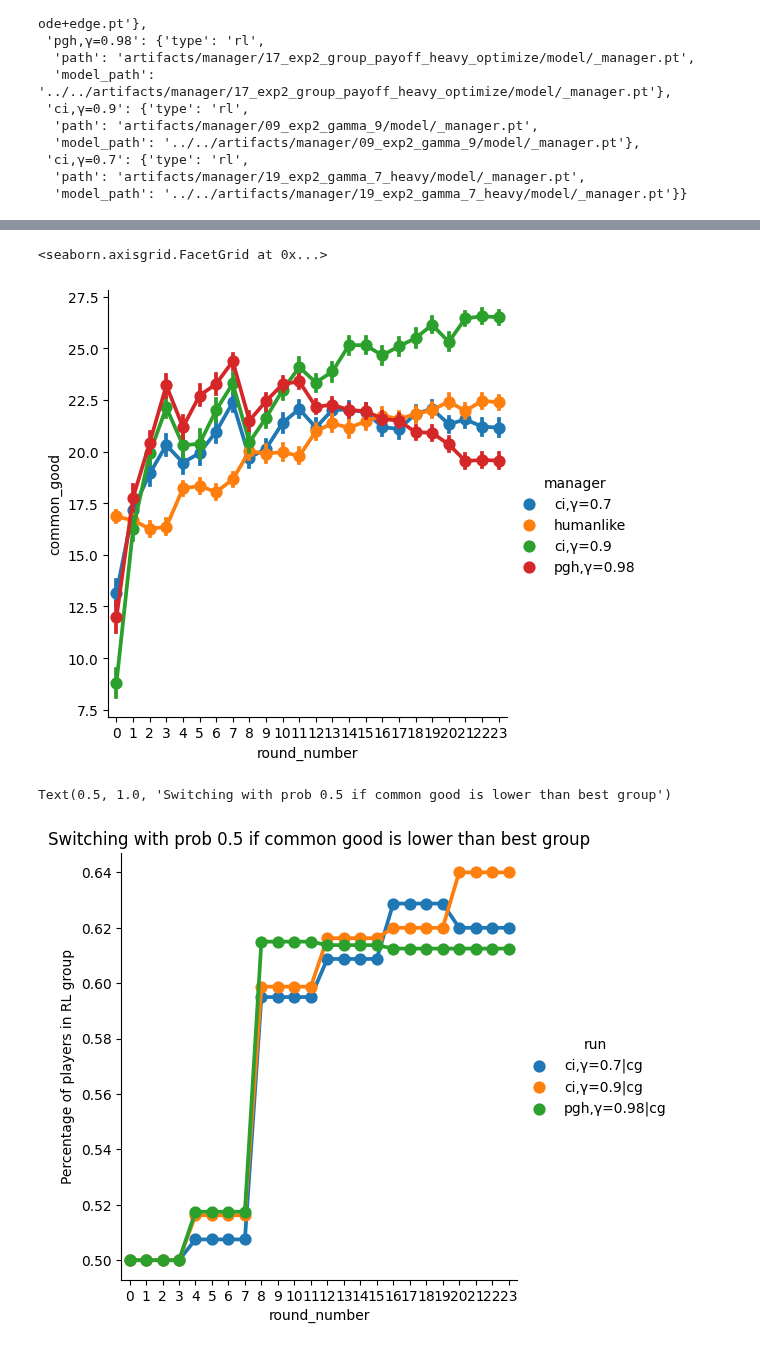
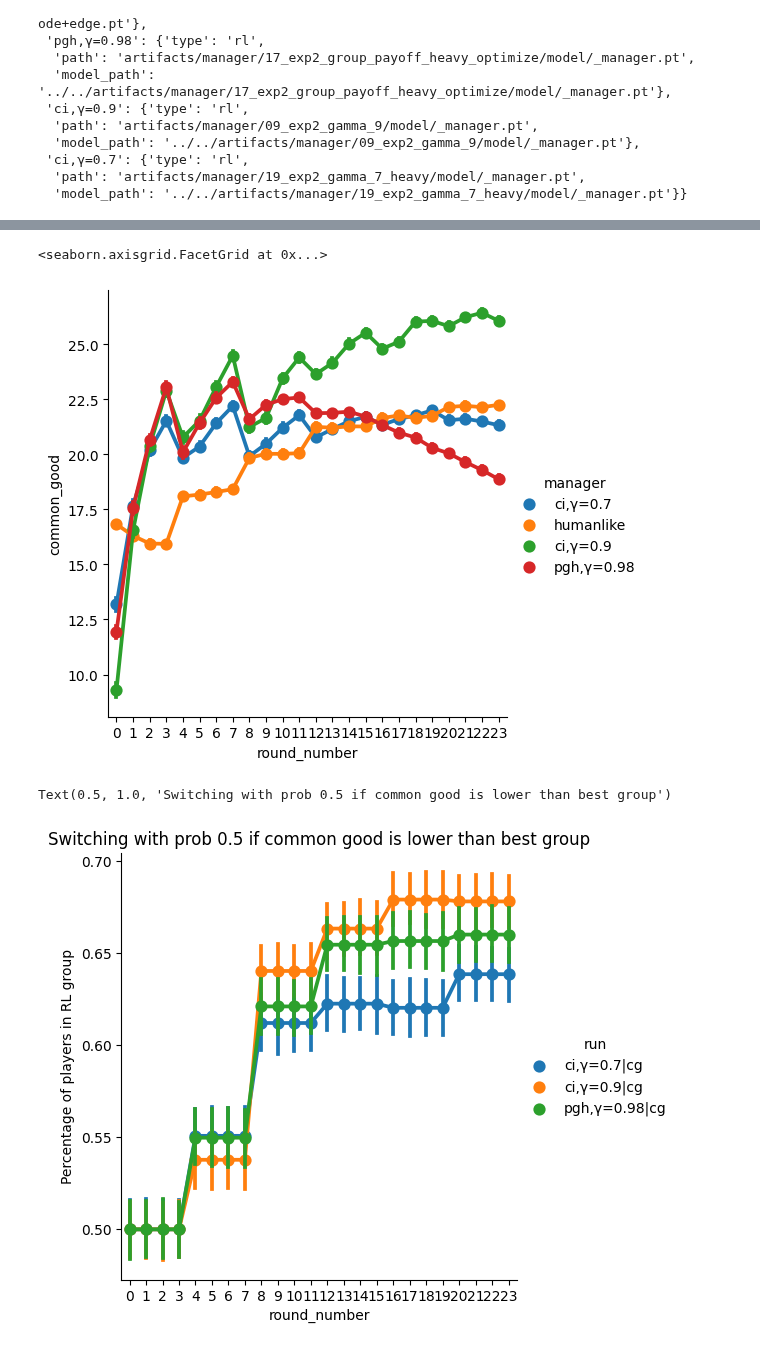
Before and after one commit to center-for-humans-and-machines/algorithmic-institutions, a Jupyter notebook: notebooks/test_manager/simulate_group_selection.ipynb, the cells around one changed output, grey strips where cells are left out. Cells and saved outputs as stored; diff of their text form; code cells hidden in the pictures.

```diff
--- a/notebooks/test_manager/simulate_group_selection.ipynb
+++ b/notebooks/test_manager/simulate_group_selection.ipynb
@@ -26,7 +26,7 @@ managers = {
     },
 }
 n_episode_steps = 24
-n_episodes = 100
+n_episodes = 500
 output_dir = "../../notebooks/test_manager/simulate_group_selection/01_all_artifacts"
 basedir = "../.."
 # %%
@@ -480,19 +480,19 @@ sns.catplot(data=df, x="round_number", y="punishment", hue="manager", kind="poin
 sns.catplot(data=df, x="round_number", y="common_good", hue="manager", kind="point")
 # %% [output]
 <seaborn.axisgrid.FacetGrid at 0x...>
-[figure, old version]
+[figure, new version]
 # %%
 sns.catplot(
-    data=df_avg[df_avg["objective"] == "common_good"],
+    data=df[df["objective"] == "common_good"],
     x="round_number",
     y="group",
     hue="run",
     kind="point",
 )
 plt.ylabel("Percentage of players in RL group")
 plt.title("Switching with prob 0.5 if common good is lower than best group")
 # %% [output]
 Text(0.5, 1.0, 'Switching with prob 0.5 if common good is lower than best group')
-[figure, old version]
+[figure, new version]
 # %%
 sns.catplot(
```
Also changed, not shown: parts of 10 cells of this notebook, 2 other files.
